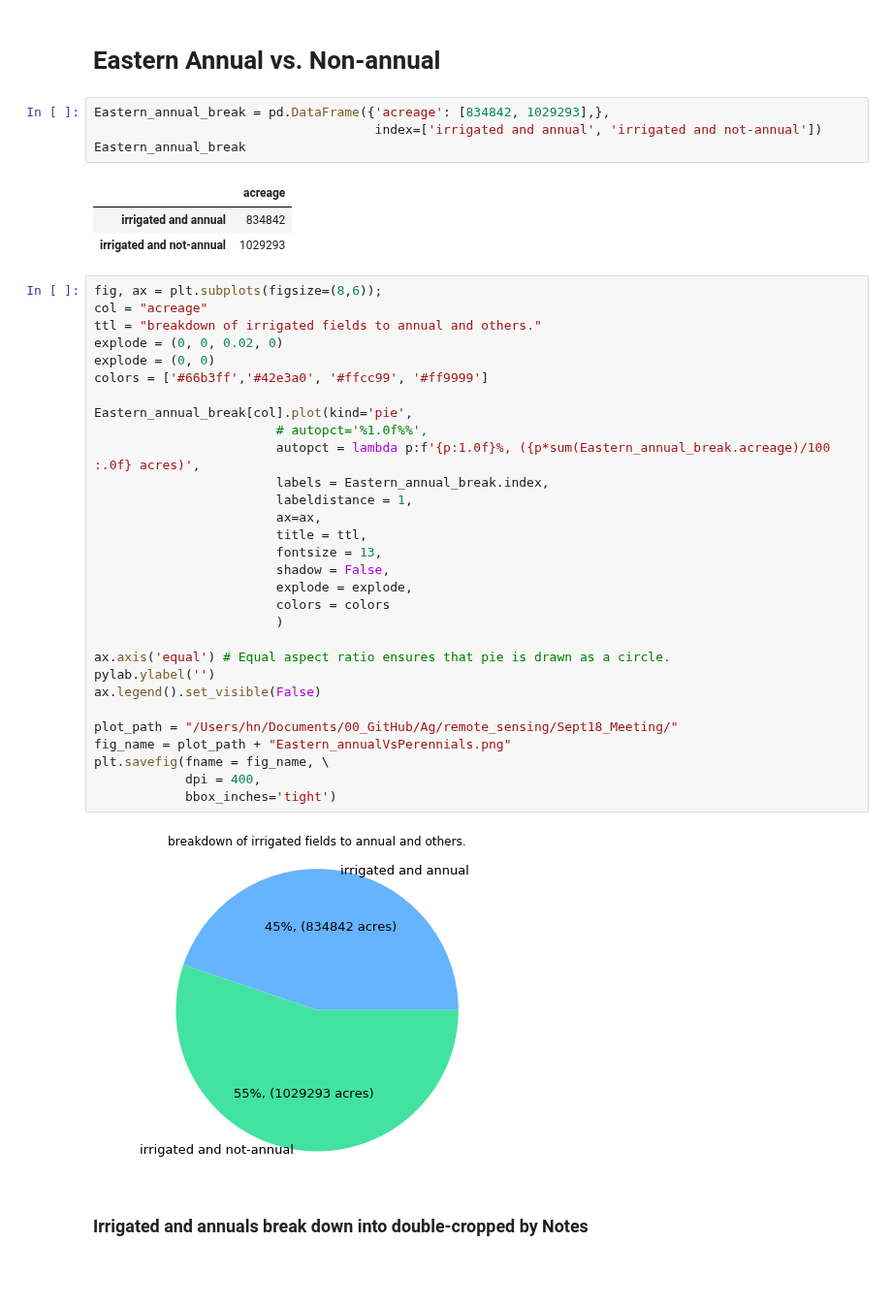
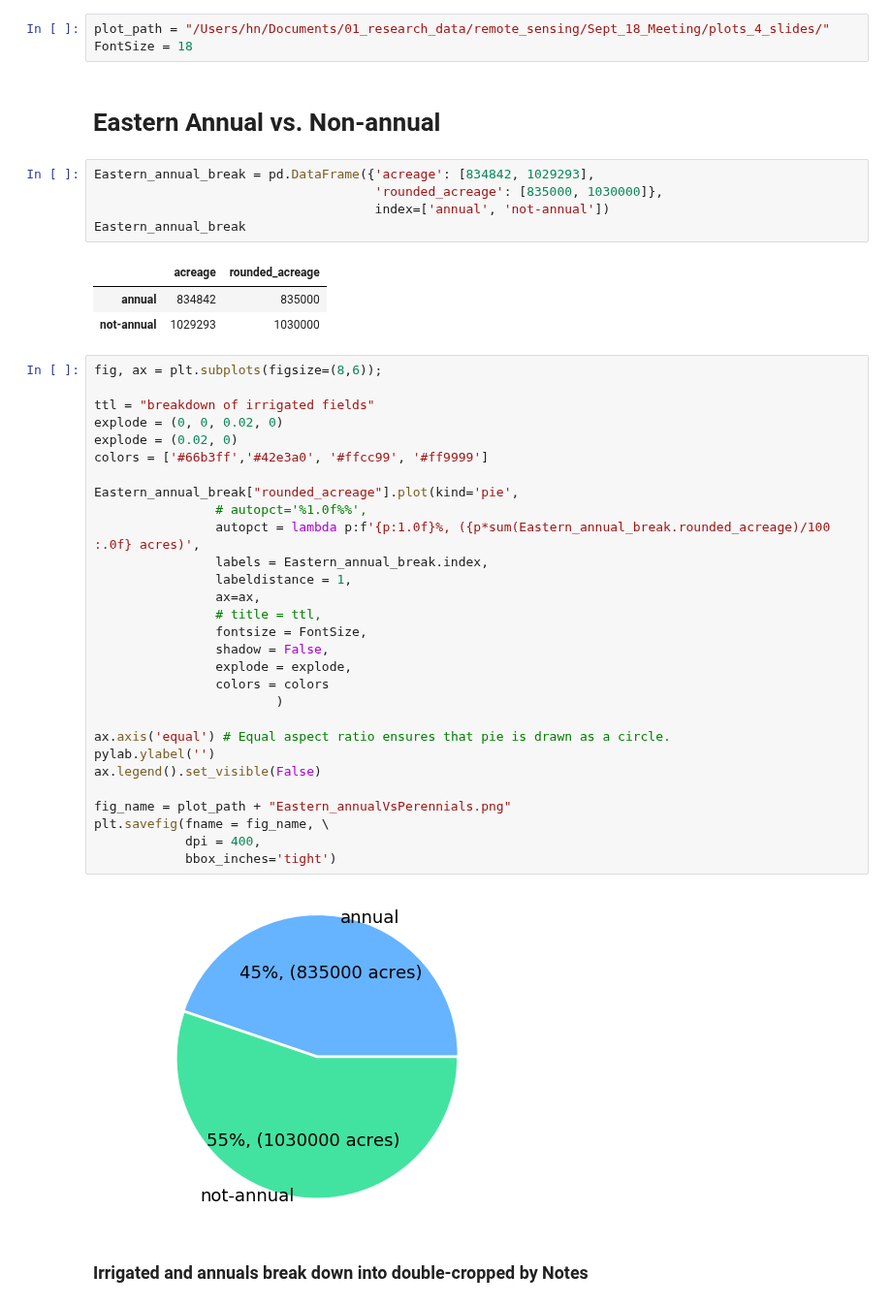
Before and after one commit to sunil21075/Ag, a Jupyter notebook: remote_sensing/python/Local_Jupyter_NoteBooks/charts_for_Sept_Meeting.ipynb, the cells around one changed output. Shown at 97% size. Saved outputs shown, nothing was run; the diff lists cells and outputs as text; blank space fills up the shorter version.

Commit message:
before adding all CYF plots

```diff
--- a/remote_sensing/python/Local_Jupyter_NoteBooks/charts_for_Sept_Meeting.ipynb
+++ b/remote_sensing/python/Local_Jupyter_NoteBooks/charts_for_Sept_Meeting.ipynb
@@ -56,48 +56,51 @@ ________________________________________________________________________________
 
    - Count: 241       = 241    (surveyed in 2017) + 0 (previous years).
    - Acreage: 16,411  = 16,411 (surveyed in 2017) + 0 (previous years).
+# %%
+plot_path = "/Users/hn/Documents/01_research_data/remote_sensing/Sept_18_Meeting/plots_4_slides/"
+FontSize = 18
 # %% [markdown]
 # Eastern Annual vs. Non-annual
 # %%
-Eastern_annual_break = pd.DataFrame({'acreage': [834842, 1029293],},
-                                     index=['irrigated and annual', 'irrigated and not-annual'])
+Eastern_annual_break = pd.DataFrame({'acreage': [834842, 1029293],
+                                     'rounded_acreage': [835000, 1030000]},
+                                     index=['annual', 'not-annual'])
 Eastern_annual_break
 # %% [output]
-|  | acreage |
-| irrigated and annual | 834842 |
-| irrigated and not-annual | 1029293 |
+|  | acreage | rounded_acreage |
+| annual | 834842 | 835000 |
+| not-annual | 1029293 | 1030000 |
 # %%
 fig, ax = plt.subplots(figsize=(8,6));
-col = "acreage"
-ttl = "breakdown of irrigated fields to annual and others."
+
+ttl = "breakdown of irrigated fields"
 explode = (0, 0, 0.02, 0)
-explode = (0, 0)
+explode = (0.02, 0)
 colors = ['#66b3ff','#42e3a0', '#ffcc99', '#ff9999']
 
-Eastern_annual_break[col].plot(kind='pie',
-                        # autopct='%1.0f%%',
-                        autopct = lambda p:f'{p:1.0f}%, ({p*sum(Eastern_annual_break.acreage)/100 :.0f} acres)',
-                        labels = Eastern_annual_break.index,
-                        labeldistance = 1,
-                        ax=ax,
-                        title = ttl,
-                        fontsize = 13,
-                        shadow = False,
-                        explode = explode,
-                        colors = colors
+Eastern_annual_break["rounded_acreage"].plot(kind='pie',
+                # autopct='%1.0f%%',
+                autopct = lambda p:f'{p:1.0f}%, ({p*sum(Eastern_annual_break.rounded_acreage)/100 :.0f} acres)',
+                labels = Eastern_annual_break.index,
+                labeldistance = 1,
+                ax=ax,
+                # title = ttl,
+                fontsize = FontSize,
+                shadow = False,
+                explode = explode,
+                colors = colors
                         )
 
 ax.axis('equal') # Equal aspect ratio ensures that pie is drawn as a circle.
 pylab.ylabel('')
 ax.legend().set_visible(False)
 
-plot_path = "/Users/hn/Documents/00_GitHub/Ag/remote_sensing/Sept18_Meeting/"
 fig_name = plot_path + "Eastern_annualVsPerennials.png"
 plt.savefig(fname = fig_name, \
             dpi = 400,
             bbox_inches='tight')
 # %% [output]
-[figure, old version]
+[figure, new version]
 # %% [markdown]
 ### Irrigated and annuals break down into double-cropped by Notes
 # %%
```
Also changed, not shown: parts of 9 cells of this notebook, 34 other files.
